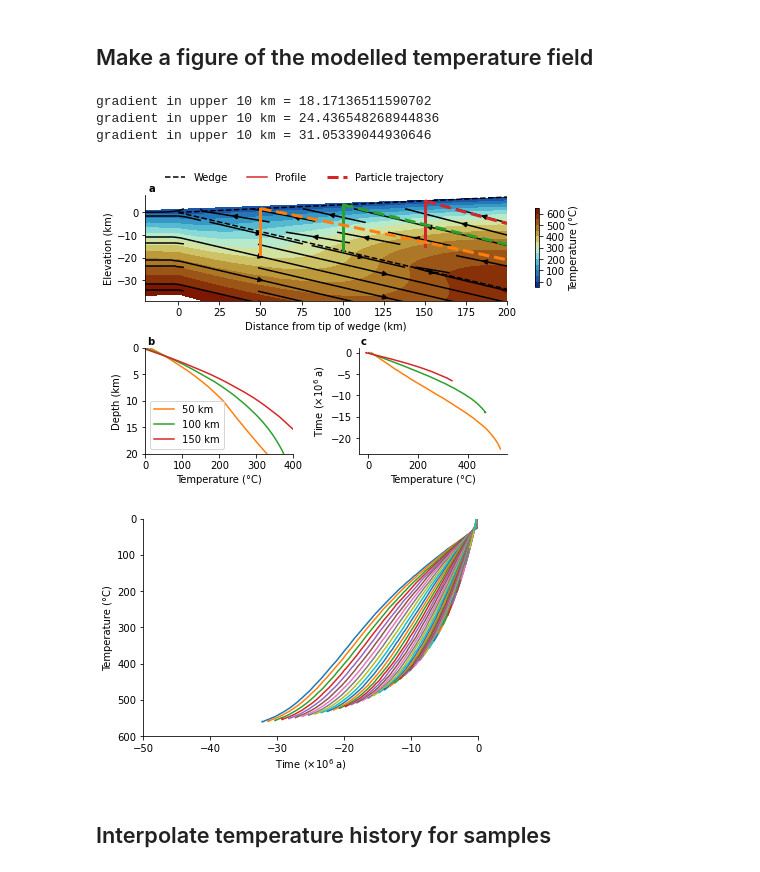
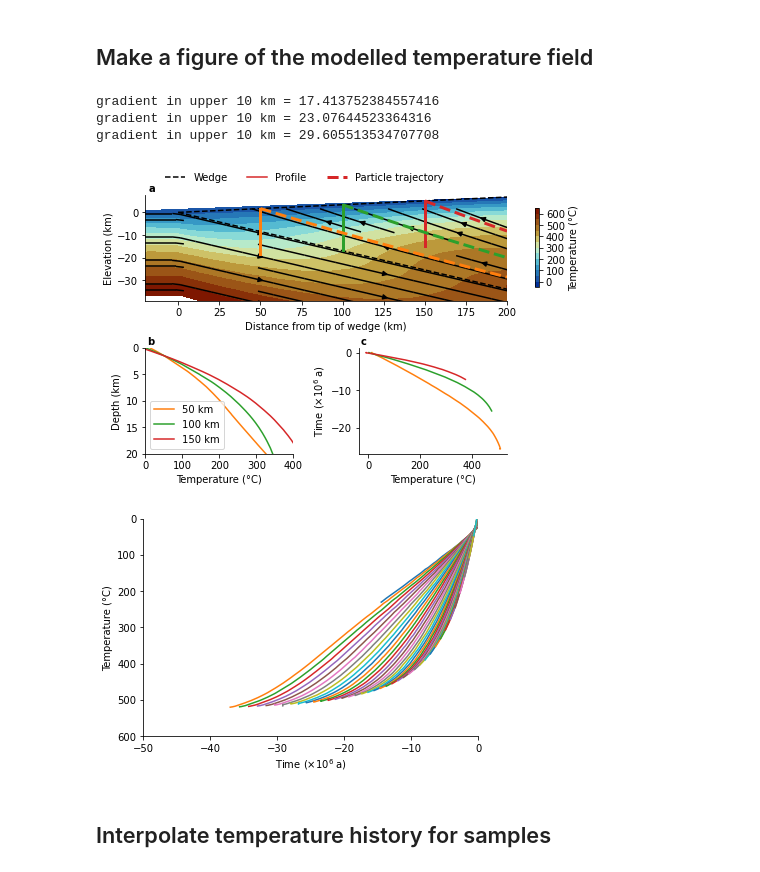
Before and after one commit to ElcoLuijendijk/wedgex, a Jupyter notebook: wedgex.ipynb, the cells around one changed output. Cells and saved outputs as stored; diff of their text form; code cells hidden in the pictures.

```diff
--- a/wedgex.ipynb
+++ b/wedgex.ipynb
@@ -98,8 +98,12 @@ model_run_name = 'default'
 #calibrated values 100 runs
 #conv, conv_part, deform_part, vxa, vya = 1.72942041e-02 * u.m / u.year, 5.50376833e-01,  4.40945995e-01, -2.46932861e-04 * u.m / u.year, -3.14147092e-04 * u.m / u.year
 
-conv, conv_part, deform_part, vxa, vya =  (1.72771673e-02 * u.m / u.year, 5.50480791e-01,  4.40062002e-01,
-                                           -2.48358000e-04 * u.m / u.year, -3.15581302e-04 * u.m / u.year)
+#conv, conv_part, deform_part, vxa, vya =  (1.76170905e-02 * u.m / u.year, 5.71132921e-01,  5.36513219e-01,
+#                                           8.36008298e-06 * u.m / u.year, -3.45930217e-04 * u.m / u.year)
+conv, conv_part, deform_part, vxa, vya =  (1.62740946e-02 * u.m / u.year, 5.39300352e-01,  5.42245071e-01,
+                                           1.04312158e-05 * u.m / u.year, 1.00363850e-05 * u.m / u.year)
+
+# 1.62740946e-02 5.39300352e-01 5.42245071e-01 1.04312158e-05 1.00363850e-05
 
 # compressional, transport and accretion velocity
 # note these are overwritten if convergence parameters are used above
@@ -153,7 +157,7 @@ thermochron_systems = ['AHe', 'AFT', 'ZHe', 'ZFT', 'MAr']
 thermochron_systems_plot = ['AHe', 'AFT', 'ZHe', 'ZFT', 'MAr']
 
 
-# resetting temperatures (degr. C)
+# resetting temperatures (degr. C), note these are only used if thermochron_model = 'simple'
 resetting_temperatures = [70.0 * u.deg_C, 110.0  * u.deg_C, 180.0  * u.deg_C, 230.0 * u.deg_C, 325.0 * u.deg_C]
 
 # default exhumation rate, used to calculate ages from the undeformed foreland
@@ -563,8 +567,6 @@ if thermal_history_model == 'numerical':
     #xTm, yTm, Tm
     dTm =  xTm * alpha - yTm
 
-
-
     xTmu = np.unique(xTm)
     inds = [np.argmin(np.abs(xTmu - tdi)) for tdi in target_dist]
     target_dist2 = np.array([xTmu[i] for i in inds])
@@ -573,7 +575,7 @@ if thermal_history_model == 'numerical':
 
     for i, t1, t2 in zip(itertools.count(), target_dist, target_dist2):
 
-        c = cmap_lines(i+1)
+        color = cmap_lines(i+1)
 
         ind = xTm == t2
         xgt =  xTm[ind]
@@ -581,8 +583,8 @@ if thermal_history_model == 'numerical':
         dgt = dTm[ind] / 1e3
         zgt = Tm[ind]
         ind2 = dgt < max_depth_gt
-        ax2.plot(zgt, dgt, label=f"{t1 / 1e3 :0.0f} km", color=c)
-        ax.plot([t1 / 1e3, t1 / 1e3], [t1 / 1e3 * alpha, ygt[ind2].min()], lw=3.0, color=c)
+        ax2.plot(zgt, dgt, label=f"{t1 / 1e3 :0.0f} km", color=color)
+        ax.plot([t1 / 1e3, t1 / 1e3], [t1 / 1e3 * alpha, ygt[ind2].min()], lw=3.0, color=color)
 
         ind10 = (dgt < 10) & (np.isnan(zgt)==False)
         gt10 = (zgt[ind10].max() -zgt[ind10].min() ) / (dgt[ind10].max() - dgt[ind10].min())
@@ -632,37 +634,37 @@ if thermal_history_model == 'numerical':
         axi.spines['top'].set_visible(False)
         axi.spines['right'].set_visible(False)
         axi.text(0.01, 1.01, string.ascii_lowercase[i],
             weight='bold', transform=axi.transAxes,
                ha='left', va='bottom', fontsize='medium')
 
     ax.set_xlabel('Distance from tip of wedge (km)')
     ax.set_ylabel('Elevation (km)')
 
     ax2.set_xlabel(f'Temperature ({degree_symbol}C)')
     ax2.set_ylabel("Depth (km)")
 
     ax3.set_ylabel(r'Time ($\times 10^{6} \; a$)')
     ax3.set_xlabel(f'Temperature ({degree_symbol}C)')
 
     ax.legend([lw, leg_gt, leg_th], ['Wedge', "Profile", "Particle trajectory", 'Particle trajectories'],
               bbox_to_anchor=(0.03, 1.03), loc='lower left', frameon=False, ncol=3)
 
     #ax.set_aspect('equal')
 
     ax.set_xlim(xlim[0].value, xlim[1].value)
     ax.set_ylim(ylim[0].value, ylim[1].value)
 
     ax2.set_ylim(20, 0)
     ax2.set_xlim(0, 400)
 
     #fig.tight_layout()
 
     fig.savefig('fig/modelled_temperature_field.pdf')
 # %% [output]
-gradient in upper 10 km = 18.17136511590702
-gradient in upper 10 km = 24.436548268944836
-gradient in upper 10 km = 31.05339044930646
+gradient in upper 10 km = 17.413752384557416
+gradient in upper 10 km = 23.07644523364316
+gradient in upper 10 km = 29.605513534707708
-[figure, old version]
+[figure, new version]
 # %%
 fig, ax = pl.subplots(1, 1)
 
@@ -679,7 +681,7 @@ ax.set_ylabel(f'Temperature ({degree_symbol}C)')
 ax.spines['top'].set_visible(False)
 ax.spines['right'].set_visible(False)
 # %% [output]
-[figure, old version]
+[figure, new version]
 # %% [markdown]
 ## Interpolate temperature history for samples
 # %%
```
Also changed, not shown: parts of 18 cells of this notebook, 10 other files.
